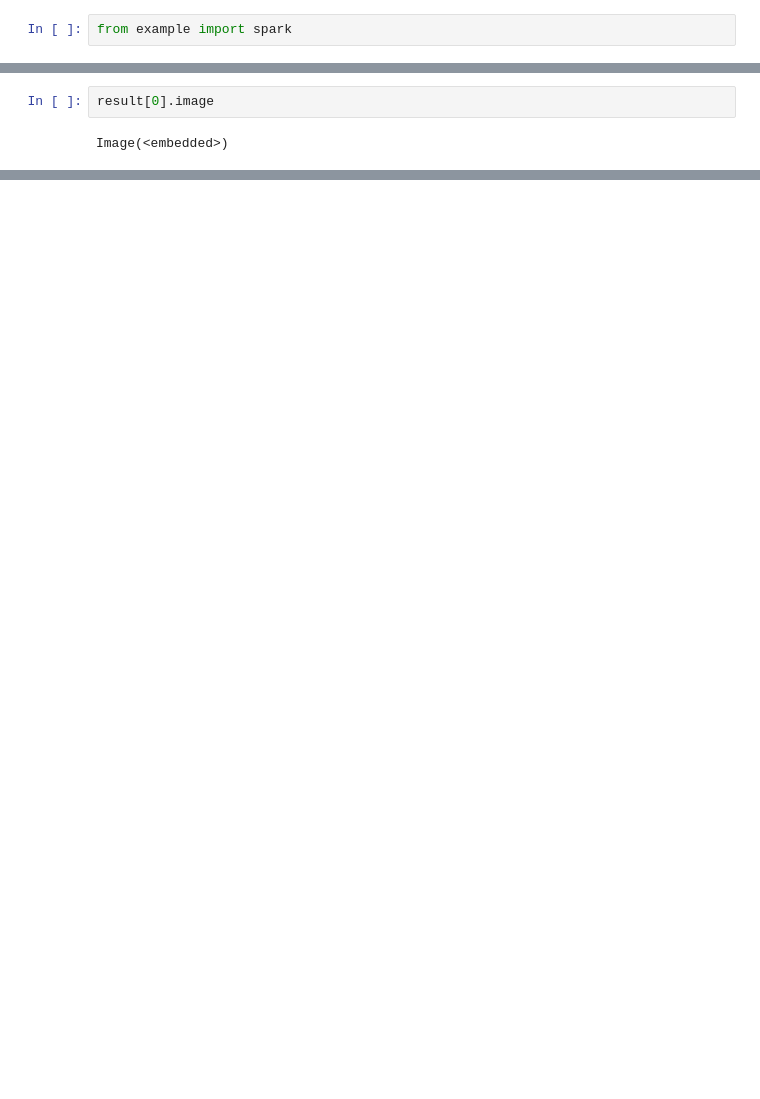
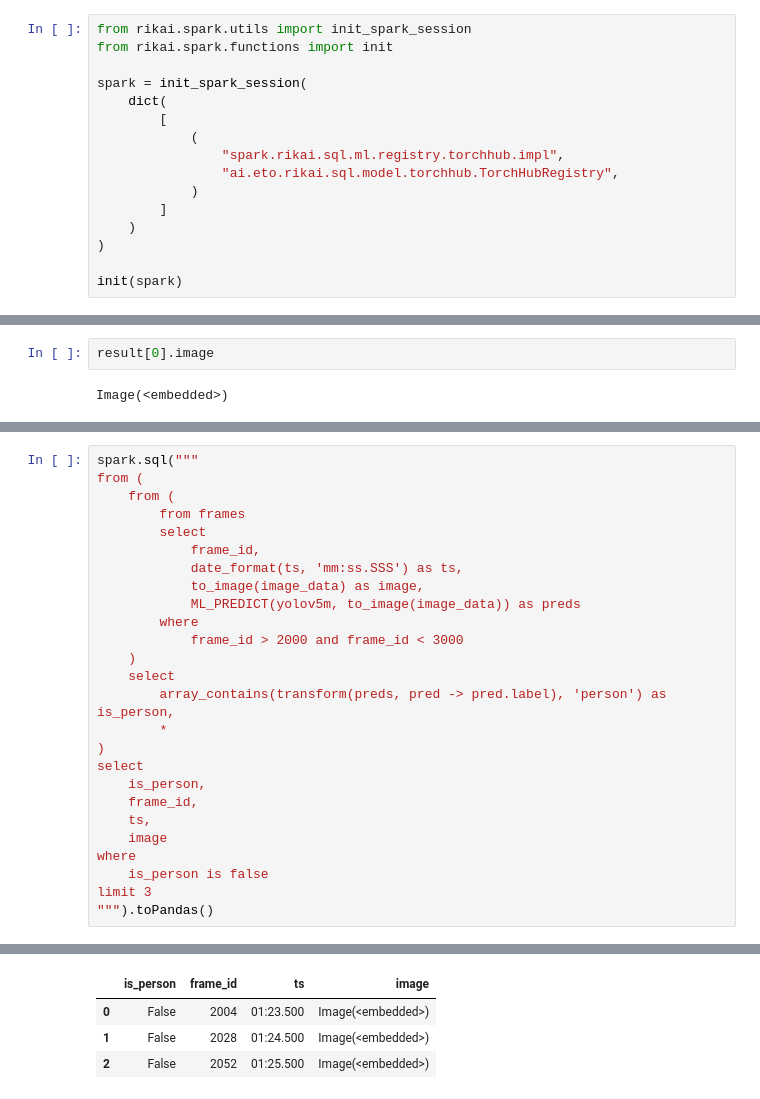
Before and after one commit to da-tubi/rikai-example, a Jupyter notebook: elephants_dream.ipynb, the cells around one changed output, grey strips where cells are left out. Cells and saved outputs as stored; diff of their text form; blank space fills up the shorter version.

```diff
--- a/elephants_dream.ipynb
+++ b/elephants_dream.ipynb
@@ -1,5 +12,19 @@
 # %%
-from example import spark
+from rikai.spark.utils import init_spark_session
+from rikai.spark.functions import init
+
+spark = init_spark_session(
+    dict(
+        [
+            (
+                "spark.rikai.sql.ml.registry.torchhub.impl",
+                "ai.eto.rikai.sql.model.torchhub.TorchHubRegistry",
+            )
+        ]
+    )
+)
+
+init(spark)
 # %% [output]
 :: loading settings :: url = jar:file:/Users/da/.pyenv/versions/3.8.10/envs/rikai-example/lib/python3.8/site-packages/pyspark/jars/ivy-2.4.0.jar!/org/apache/ivy/core/settings/ivysettings.xml
 Ivy Default Cache set to: /Users/da/.ivy2/cache
@@ -93,0 +164,27 @@ rikai.types.vision.ImageDraw
+# %%
+spark.sql("""
+from (
+    from (
+        from frames
+        select
+            frame_id,
+            date_format(ts, 'mm:ss.SSS') as ts,
+            to_image(image_data) as image,
+            ML_PREDICT(yolov5m, to_image(image_data)) as preds
+        where
+            frame_id > 2000 and frame_id < 3000
+    )
+    select
+        array_contains(transform(preds, pred -> pred.label), 'person') as is_person,
+        *
+)
+select
+    is_person,
+    frame_id,
+    ts,
+    image
+where
+    is_person is false
+limit 3
+""").toPandas()
+# %% [output]
@@ -93,0 +208,4 @@ rikai.types.vision.ImageDraw
+|  | is_person | frame_id | ts | image |
+| 0 | False | 2004 | 01:23.500 | Image(<embedded>) |
+| 1 | False | 2028 | 01:24.500 | Image(<embedded>) |
+| 2 | False | 2052 | 01:25.500 | Image(<embedded>) |
```
Also changed, not shown: parts of 17 cells of this notebook, 1 other file.
